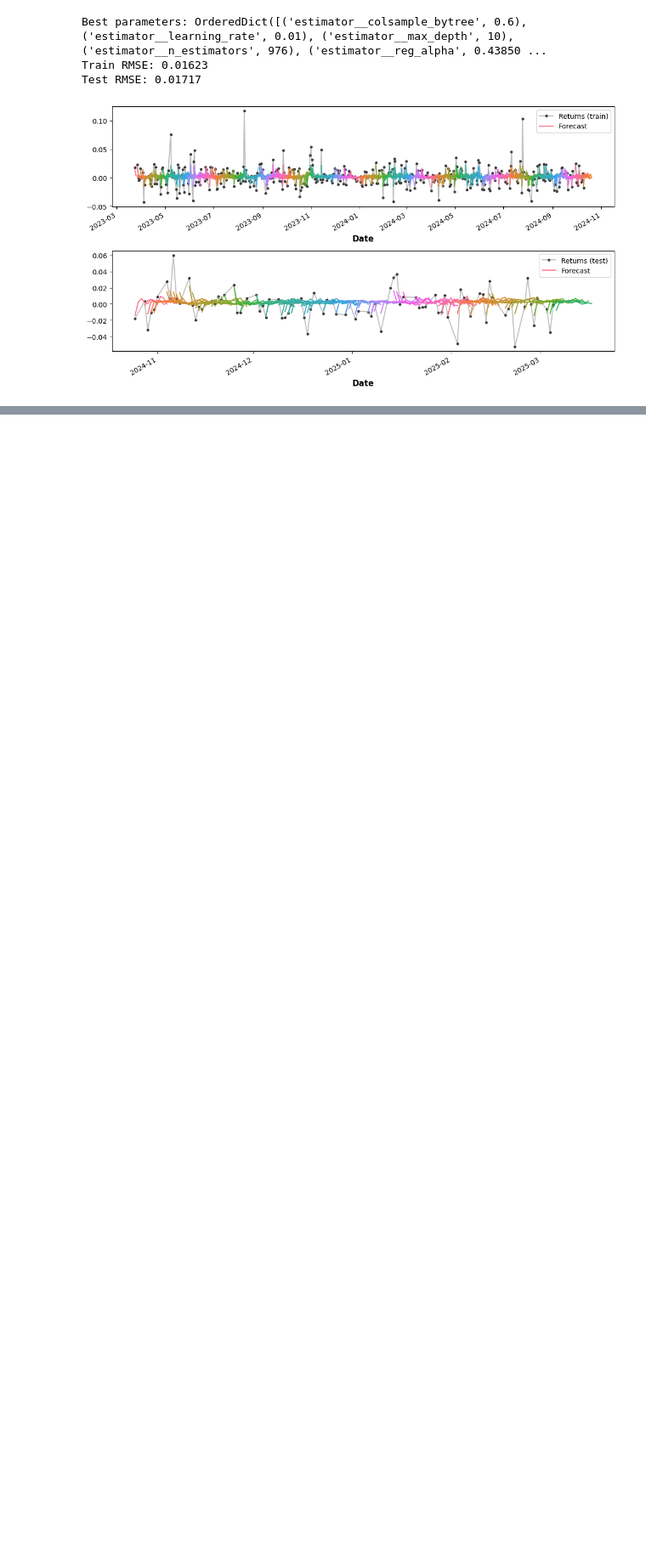
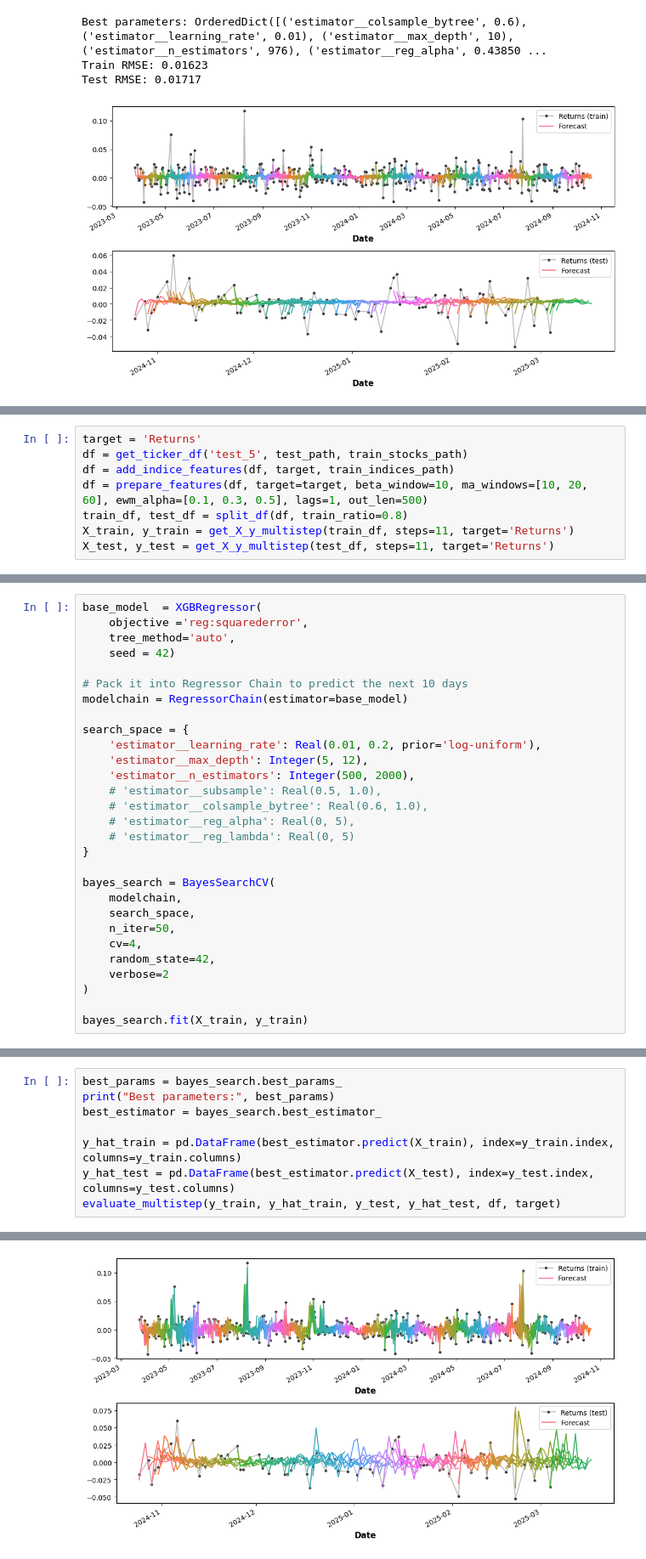
Before and after one commit to OnurKerimoglu/stocks_forecasting, a Jupyter notebook: nb/stock-price-prediction-challenge/XGBoost.ipynb, the cells around one changed output, grey strips where cells are left out. Shown at 85% size. Drawn from its saved outputs; the diff is of its cells as text; blank space fills up the shorter version.

Commit message:
XGBoost: hyperparameter tuning with test data, cleaning up the functions

```diff
--- a/nb/stock-price-prediction-challenge/XGBoost.ipynb
+++ b/nb/stock-price-prediction-challenge/XGBoost.ipynb
@@ -478,0 +487,8 @@ Submission file created: Regression_submission_XGBRegChain_2025-07-16_15-51-04.c
+# %%
+target = 'Returns'
+df = get_ticker_df('test_5', test_path, train_stocks_path)
+df = add_indice_features(df, target, train_indices_path)
+df = prepare_features(df, target=target, beta_window=10, ma_windows=[10, 20, 60], ewm_alpha=[0.1, 0.3, 0.5], lags=1, out_len=500)
+train_df, test_df = split_df(df, train_ratio=0.8)
+X_train, y_train = get_X_y_multistep(train_df, steps=11, target='Returns')
+X_test, y_test = get_X_y_multistep(test_df, steps=11, target='Returns')
@@ -478,0 +500,29 @@ Submission file created: Regression_submission_XGBRegChain_2025-07-16_15-51-04.c
+# %%
+base_model  = XGBRegressor(
+    objective ='reg:squarederror',
+    tree_method='auto',
+    seed = 42)
+
+# Pack it into Regressor Chain to predict the next 10 days
+modelchain = RegressorChain(estimator=base_model)
+
+search_space = {
+    'estimator__learning_rate': Real(0.01, 0.2, prior='log-uniform'),
+    'estimator__max_depth': Integer(5, 12),
+    'estimator__n_estimators': Integer(500, 2000),
+    # 'estimator__subsample': Real(0.5, 1.0),
+    # 'estimator__colsample_bytree': Real(0.6, 1.0),
+    # 'estimator__reg_alpha': Real(0, 5),
+    # 'estimator__reg_lambda': Real(0, 5)
+}
+
+bayes_search = BayesSearchCV(
+    modelchain,
+    search_space,
+    n_iter=50,
+    cv=4,
+    random_state=42,
+    verbose=2
+)
+
+bayes_search.fit(X_train, y_train)
@@ -478,0 +564,9 @@ Submission file created: Regression_submission_XGBRegChain_2025-07-16_15-51-04.c
+# %%
+best_params = bayes_search.best_params_
+print("Best parameters:", best_params)
+best_estimator = bayes_search.best_estimator_
+
+y_hat_train = pd.DataFrame(best_estimator.predict(X_train), index=y_train.index, columns=y_train.columns)
+y_hat_test = pd.DataFrame(best_estimator.predict(X_test), index=y_test.index, columns=y_test.columns)
+evaluate_multistep(y_train, y_hat_train, y_test, y_hat_test, df, target)
+# %% [output]
@@ -478,0 +576 @@ Submission file created: Regression_submission_XGBRegChain_2025-07-16_15-51-04.c
+[figure, added]
```
Also changed, not shown: parts of 13 cells of this notebook.
